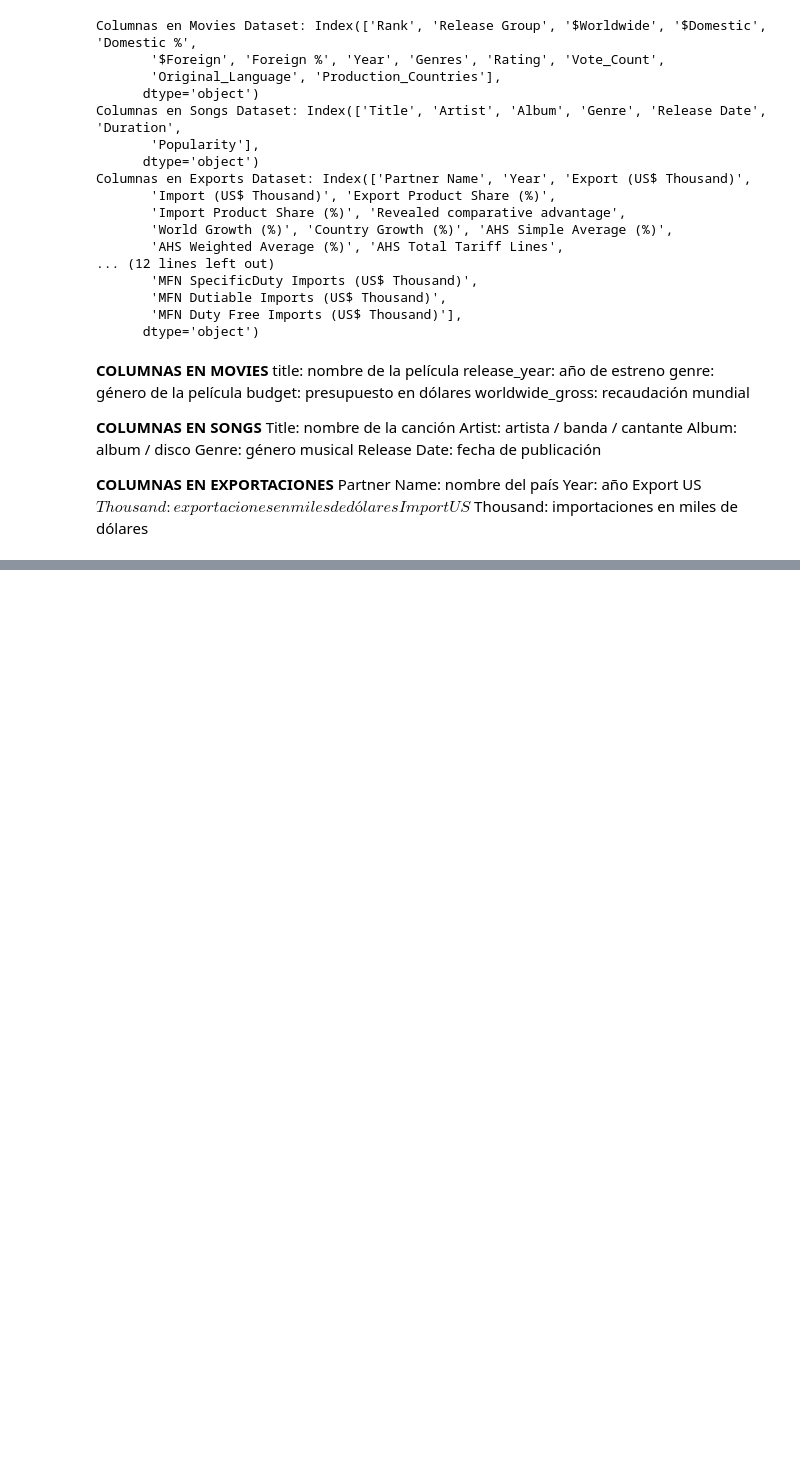
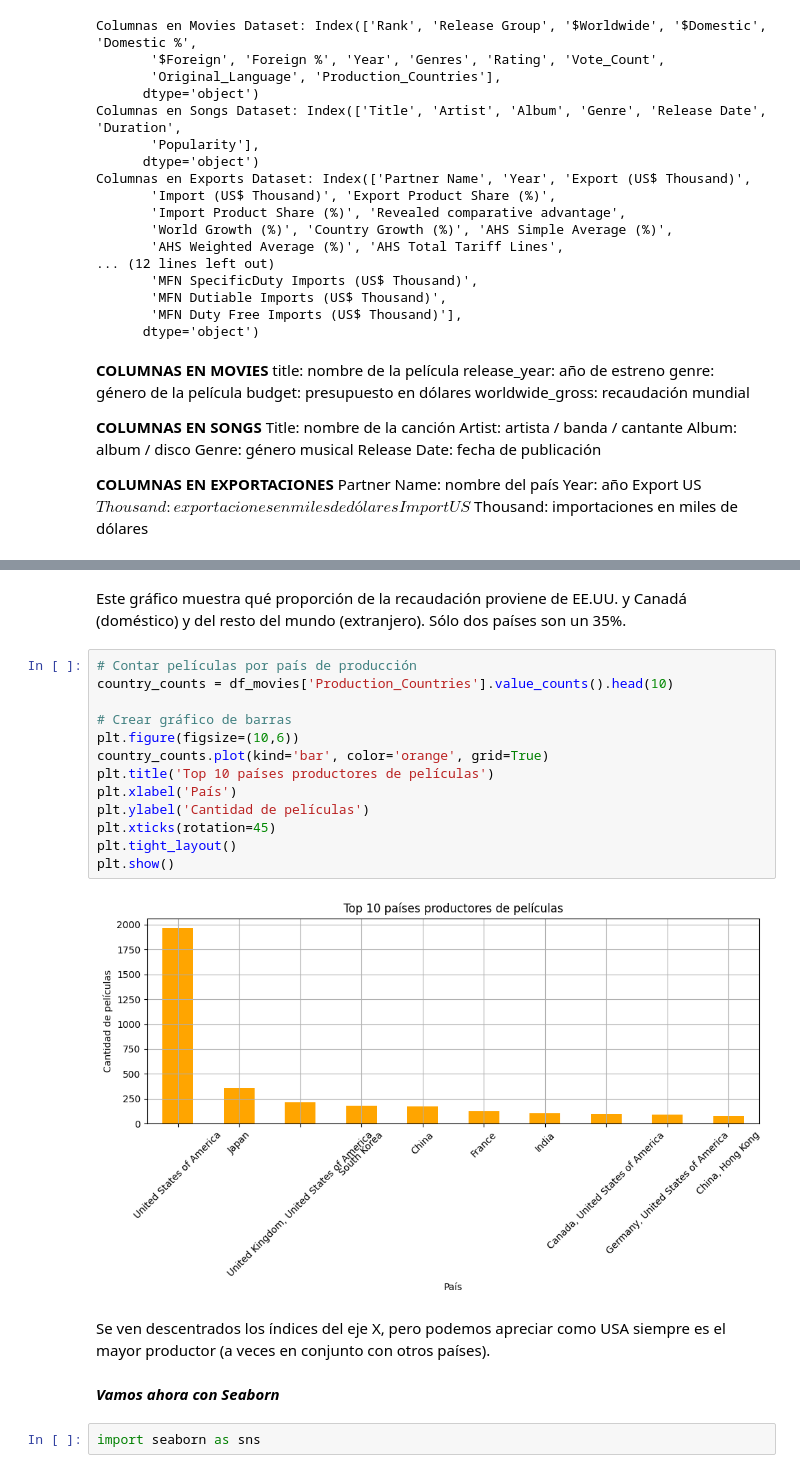
Before and after one commit to gugui-python/movies-box-office-dataset, a Jupyter notebook: datasets+perello.ipynb, the cells around one changed output, grey strips where cells are left out. Drawn from its saved outputs; the diff is of its cells as text; blank space fills up the shorter version.

```diff
--- a/datasets+perello.ipynb
+++ b/datasets+perello.ipynb
@@ -90,0 +163,23 @@ Import US$ Thousand: importaciones en miles de dólares
+# %% [markdown]
+Este gráfico muestra qué proporción de la recaudación proviene de EE.UU. y Canadá (doméstico) y del resto del mundo (extranjero). Sólo dos países son un 35%.
+# %%
+# Contar películas por país de producción
+country_counts = df_movies['Production_Countries'].value_counts().head(10)
+
+# Crear gráfico de barras
+plt.figure(figsize=(10,6))
+country_counts.plot(kind='bar', color='orange', grid=True)
+plt.title('Top 10 países productores de películas')
+plt.xlabel('País')
+plt.ylabel('Cantidad de películas')
+plt.xticks(rotation=45)
+plt.tight_layout()
+plt.show()
+# %% [output]
+[figure, added]
+# %% [markdown]
+Se ven descentrados los índices del eje X, pero podemos apreciar como USA siempre es el mayor productor (a veces en conjunto con otros países).
+# %% [markdown]
+***Vamos ahora con Seaborn***
+# %%
+import seaborn as sns
```
Also changed, not shown: parts of 15 cells of this notebook.
